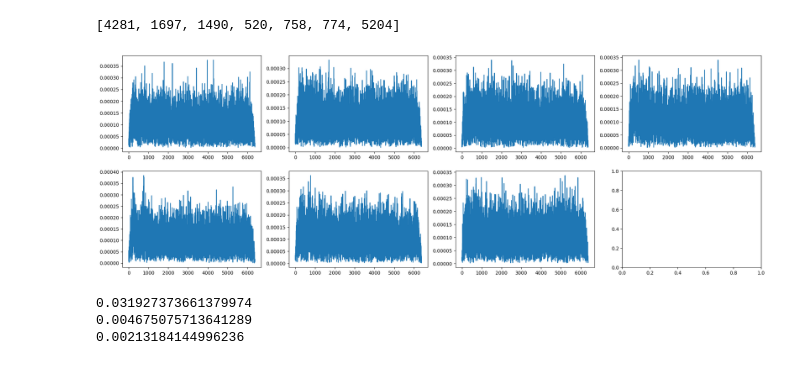
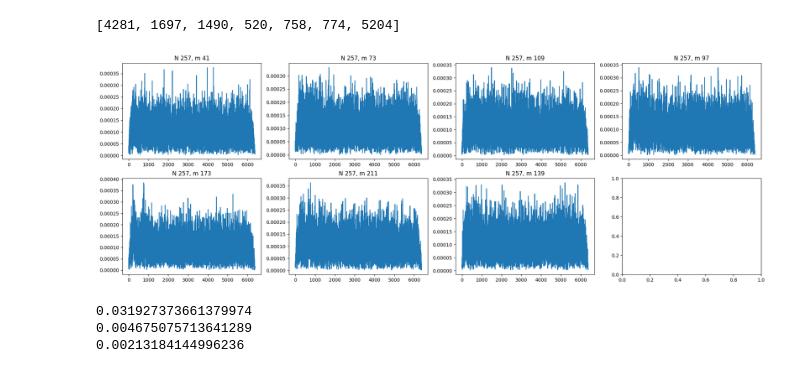
Before and after one commit to navya-xx/OTA-C, a Jupyter notebook: cpp/sync_tests.ipynb, the cells around one changed output. Saved outputs shown, nothing was run; the diff lists cells and outputs as text; code cells hidden in the pictures.

```diff
--- a/cpp/sync_tests.ipynb
+++ b/cpp/sync_tests.ipynb
@@ -45,15 +45,16 @@ print(peak_indices)
 # %%
 plot_data_list = [np.abs(corr_zfc) for corr_zfc in corr_zfc_list]
 
 fig, ax = plt.subplots(2, 4, figsize=[24,8])
 axs = ax.flatten()
 for i in range(len(M_list)):
     axs[i].plot(plot_data_list[i])
+    axs[i].set_title("N %d, m %d" %(N, M_list[i]))
 
 # print(np.diff(np.argwhere(plot_data > 60.0).squeeze()))
 # print(plot_data[np.argwhere(plot_data > 60.0).squeeze()])
 # %% [output]
-[figure, old version]
+[figure, new version]
 # %%
 # floating window - to find the threshold
 window_len = N
```
